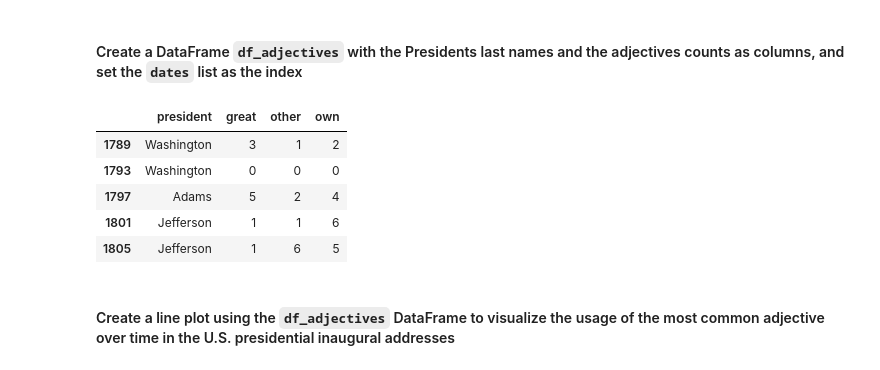
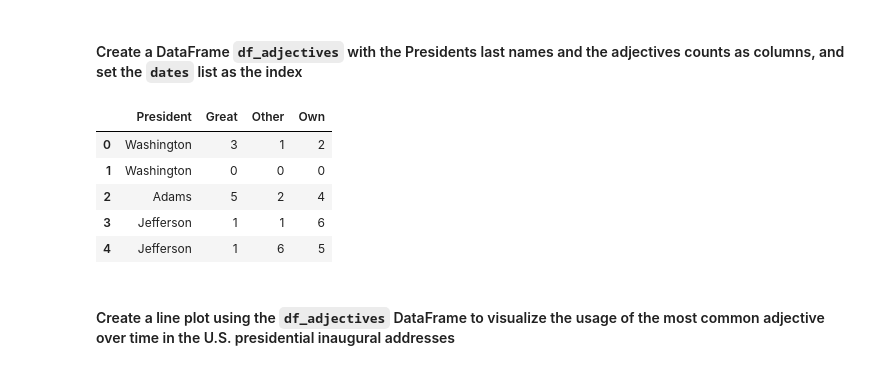
Before and after one commit to TribThapa/MyFinTechHomework, a Jupyter notebook: Week12_26072021/Day3/describing_america.ipynb, the cells around one changed output. Saved outputs shown, nothing was run; the diff lists cells and outputs as text; code cells hidden in the pictures.

```diff
--- a/Week12_26072021/Day3/describing_america.ipynb
+++ b/Week12_26072021/Day3/describing_america.ipynb
@@ -290,22 +263,21 @@ print(presidents[:5])
 ['Washington', 'Washington', 'Adams', 'Jefferson', 'Jefferson']
 # %% [markdown]
 #### Create a DataFrame `df_adjectives` with the Presidents last names and the adjectives counts as columns, and set the `dates` list as the index
-# %%
-# Set DataFrame data
-# YOUR CODE HERE!
-
-# Create the DataFrame
-# YOUR CODE HERE!
-
-# Display same data
-df_adjectives.head(5)
-# %% [output]
-|  | president | great | other | own |
-| 1789 | Washington | 3 | 1 | 2 |
-| 1793 | Washington | 0 | 0 | 0 |
-| 1797 | Adams | 5 | 2 | 4 |
-| 1801 | Jefferson | 1 | 1 | 6 |
-| 1805 | Jefferson | 1 | 6 | 5 |
+# %%
+# Set DataFrame data
+adj_tuples = list(zip(presidents, great_counts, other_counts, own_counts))
+
+df_adjectives = pd.DataFrame(adj_tuples,
+                             columns=["President", "Great", "Other", "Own"])
+
+df_adjectives.head()
+# %% [output]
+|  | President | Great | Other | Own |
+| 0 | Washington | 3 | 1 | 2 |
+| 1 | Washington | 0 | 0 | 0 |
+| 2 | Adams | 5 | 2 | 4 |
+| 3 | Jefferson | 1 | 1 | 6 |
+| 4 | Jefferson | 1 | 6 | 5 |
 # %% [markdown]
 #### Create a line plot using the `df_adjectives` DataFrame to visualize the usage of the most common adjective over time in the U.S. presidential inaugural addresses
 # %%
```
Also changed, not shown: parts of 13 cells of this notebook, 3 other files.
